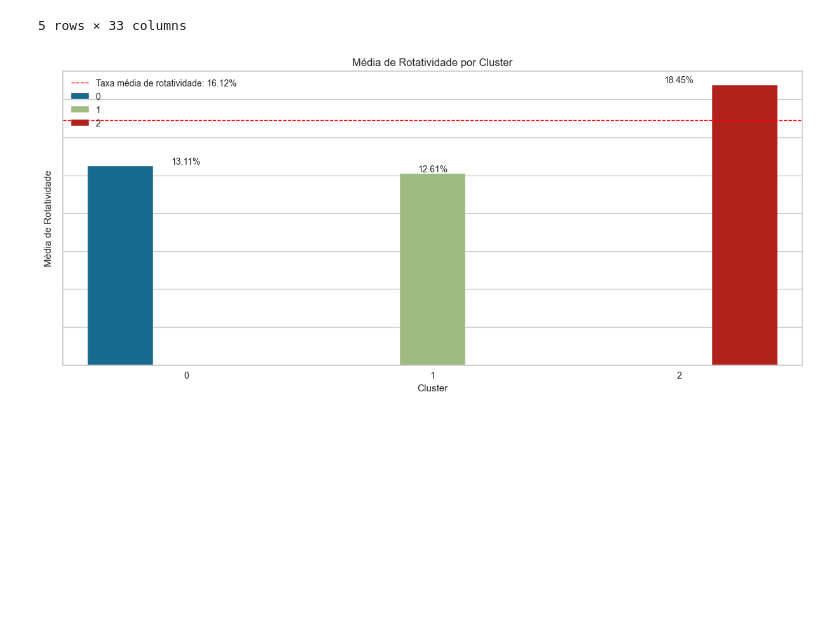
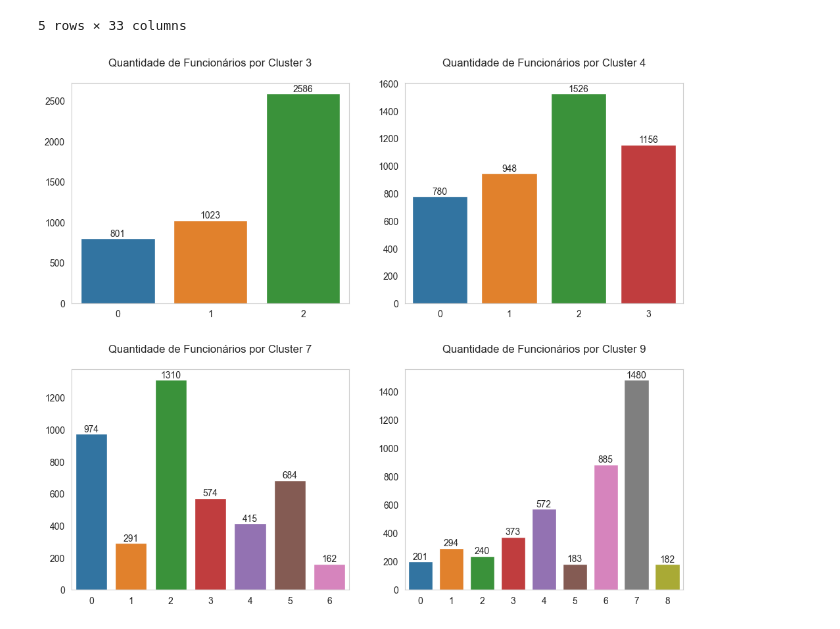
Before and after one commit to emso-exe/Analise_de_rh_-_people_analytics, a Jupyter notebook: 001_analise_de_rh.ipynb, the cells around one changed output. Drawn from its saved outputs; the diff is of its cells as text; code cells hidden in the pictures; blank space fills up the shorter version.

Commit message:
feat: criação de gráfico para análise de número de clusters em comparação com rotatividade, item 6.3.

```diff
--- a/001_analise_de_rh.ipynb
+++ b/001_analise_de_rh.ipynb
@@ -1537,31 +1544,26 @@ df.head()
 | 3 | 38 | Nao | Nao_Viaja | Pesquisa_e_Desenvolvimento | 2 | 5 | Ciências da Vida | ... |
 | 4 | 32 | Nao | Viagens_Raras | Pesquisa_e_Desenvolvimento | 10 | 1 | Médica | ... |
 5 rows × 33 columns
-# %%
-df['TARGET'] = (df['Rotatividade'] == 'Sim').astype(int)
-
-# Calcular a média da variável "Rotatividade" para cada cluster
-mean_rotatividade_by_cluster = df.groupby("Cluster_3")["TARGET"].mean().reset_index()
-
-taxa_media_rotatividade=df_analise['RotatividadeBin'].mean()
-
-# Plotar o gráfico de barras
-plt.figure(figsize=(15, 6))
-sns.barplot(x="Cluster_3", y="TARGET", data=mean_rotatividade_by_cluster, hue="Cluster_3")
-plt.axhline(taxa_media_rotatividade, color='red', linestyle='dashed', linewidth=1, label='Taxa média de rotatividade: {:.2f}%'.format(taxa_media_rotatividade * 100))
-
-plt.title("Média de Rotatividade por Cluster")
-plt.xlabel("Cluster")
-plt.ylabel("Média de Rotatividade")
-
-
-
-# Adicionando os valores das taxas de rotatividade nas barras
-for i, taxa in enumerate(mean_rotatividade_by_cluster.TARGET.values):
-    plt.text(i, taxa, '{:.2f}%'.format(taxa * 100), ha='center', va='bottom', fontsize=10)
-
-plt.gca().axes.yaxis.set_ticklabels([])
-plt.legend()
-plt.show()
-# %% [output]
-[figure, removed]
+# %%
+# Definindo os dados de exemplo (substitua com seus próprios dados)
+n_labels = [3, 4, 7, 9]
+n_ax = ['ax1', 'ax2', 'ax3', 'ax4']
+
+df['TARGET'] = (df['Rotatividade'] == 'Sim').astype(int)
+rotatividade_media = df['TARGET'].mean()
+
+# Criando os subplots
+fig, ((ax1, ax2), (ax3, ax4)) = plt.subplots(2, 2, figsize=(12, 10))
+
+for m, n in zip(n_ax, n_labels):
+    ax=sns.countplot(data=df, x=f'Cluster_{n}', ax=eval(m))
+    for i in range(len(ax.containers)):
+        ax.bar_label(ax.containers[i], fontsize=10)
+    ax.set_title(f'Quantidade de Funcionários por Cluster {n}\n')
+    ax.set(xlabel='',ylabel='')
+    ax.grid(False)
+
+plt.subplots_adjust(wspace=0.2, hspace=0.3)
+plt.show()
+# %% [output]
+[figure, added]
```
Also changed, not shown: parts of 18 cells of this notebook.
